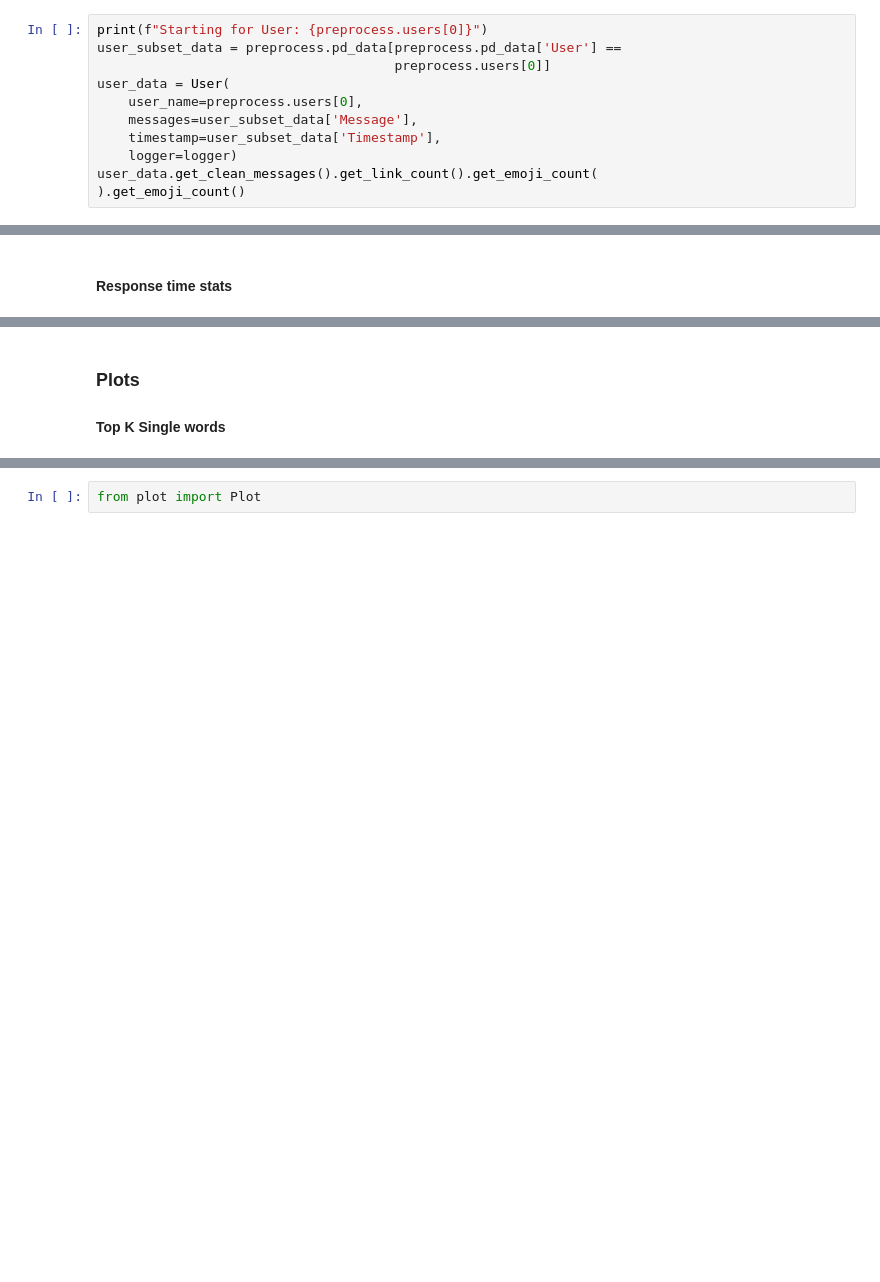
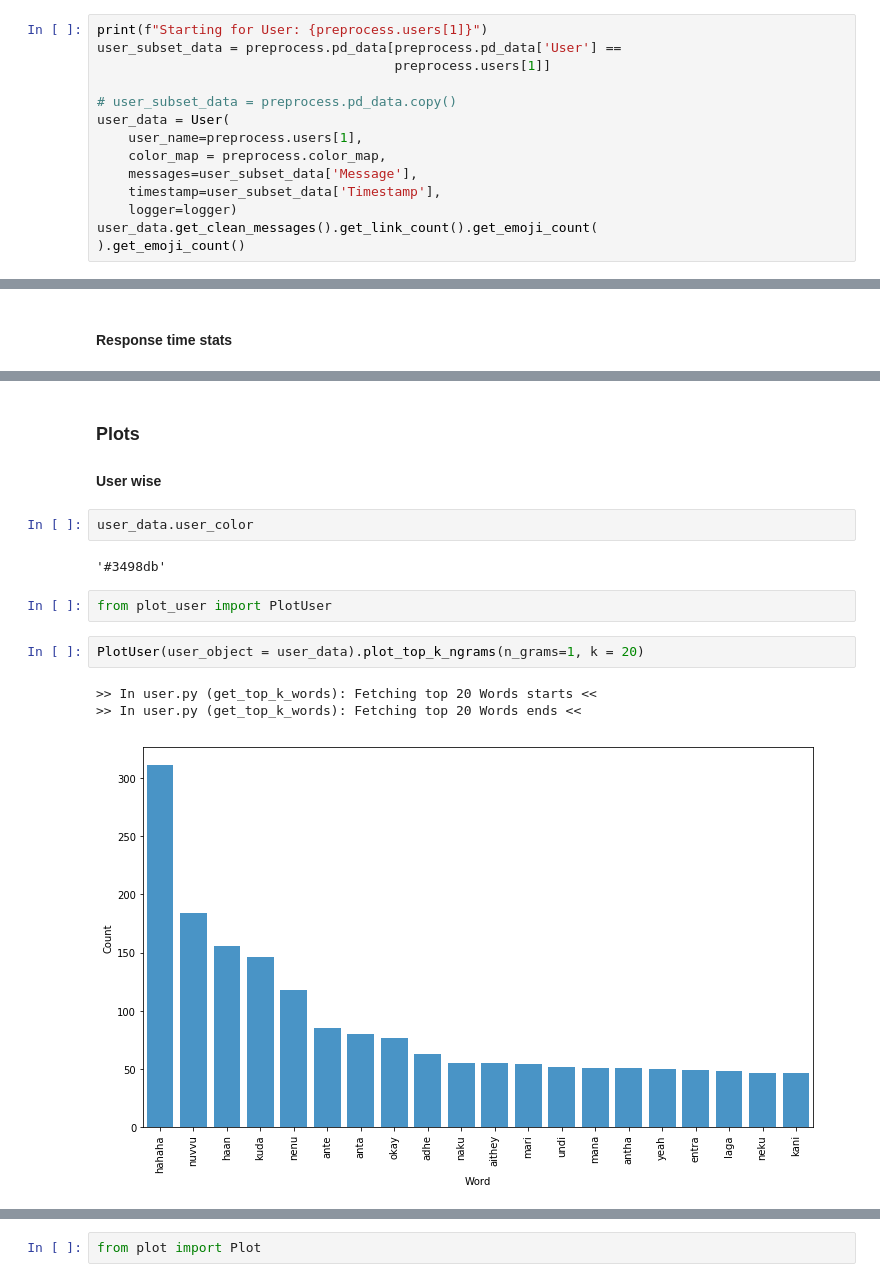
Before and after one commit to kartheekpnsn/chat-explore, a Jupyter notebook: notebooks/explore-chat.ipynb, the cells around one changed output, grey strips where cells are left out. Cells and saved outputs as stored; diff of their text form; blank space fills up the shorter version.

```diff
--- a/notebooks/explore-chat.ipynb
+++ b/notebooks/explore-chat.ipynb
@@ -75,11 +72,14 @@ preprocess.pd_data
 # %%
 from user import User
 # %%
-print(f"Starting for User: {preprocess.users[0]}")
+print(f"Starting for User: {preprocess.users[1]}")
 user_subset_data = preprocess.pd_data[preprocess.pd_data['User'] ==
-                                      preprocess.users[0]]
+                                      preprocess.users[1]]
+
+# user_subset_data = preprocess.pd_data.copy()
 user_data = User(
-    user_name=preprocess.users[0],
+    user_name=preprocess.users[1],
+    color_map = preprocess.color_map,
     messages=user_subset_data['Message'],
     timestamp=user_subset_data['Timestamp'],
     logger=logger)
@@ -208,4 +211,16 @@ user_data.avg_response_time
 1.702
-# %% [markdown]
-### Plots
-#### Top K Single words
+# %% [markdown]
+### Plots
+#### User wise
+# %%
+user_data.user_color
+# %% [output]
+'#3498db'
+# %%
+from plot_user import PlotUser
+# %%
+PlotUser(user_object = user_data).plot_top_k_ngrams(n_grams=1, k = 20)
+# %% [output]
+>> In user.py (get_top_k_words): Fetching top 20 Words starts <<
+>> In user.py (get_top_k_words): Fetching top 20 Words ends <<
+[figure, added]
```
Also changed, not shown: parts of 34 cells of this notebook, 5 other files.
